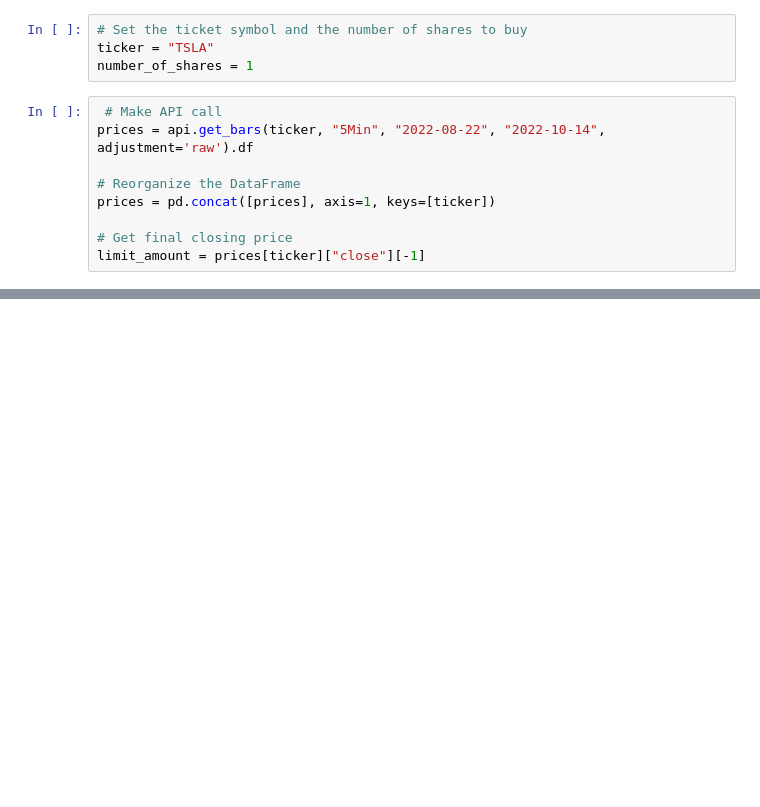
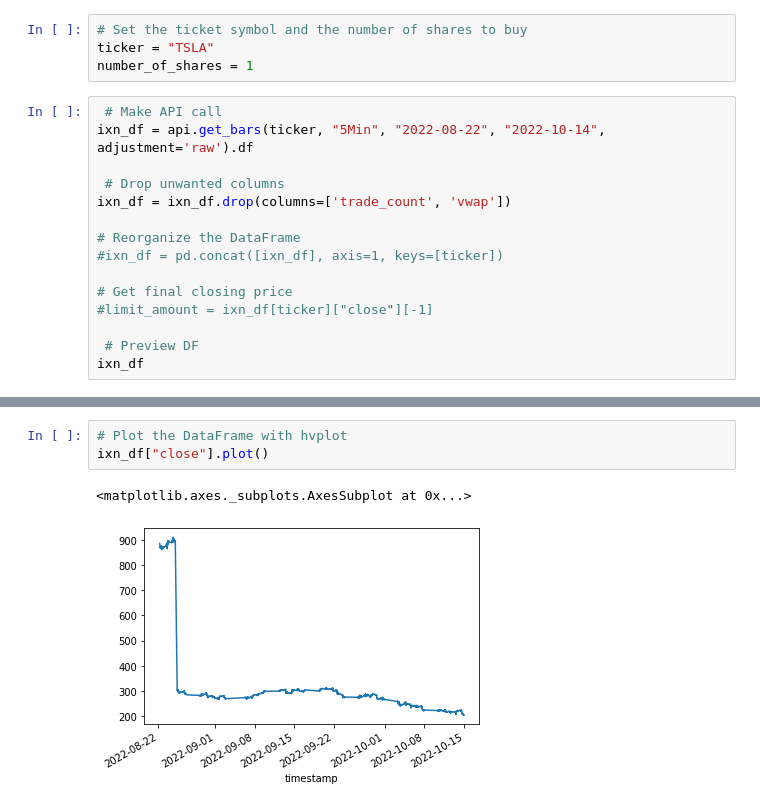
Before and after one commit to TimL2/Group_Project_2_ML_Bot, a Jupyter notebook: ML_Trading_Bot.ipynb, the cells around one changed output, grey strips where cells are left out. Saved outputs shown, nothing was run; the diff lists cells and outputs as text; blank space fills up the shorter version.

```diff
--- a/ML_Trading_Bot.ipynb
+++ b/ML_Trading_Bot.ipynb
@@ -56,10 +58,16 @@ ticker = "TSLA"
 number_of_shares = 1
 # %%
  # Make API call
-prices = api.get_bars(ticker, "5Min", "2022-08-22", "2022-10-14", adjustment='raw').df
+ixn_df = api.get_bars(ticker, "5Min", "2022-08-22", "2022-10-14", adjustment='raw').df
+
+ # Drop unwanted columns
+ixn_df = ixn_df.drop(columns=['trade_count', 'vwap'])
 
 # Reorganize the DataFrame
-prices = pd.concat([prices], axis=1, keys=[ticker])
+#ixn_df = pd.concat([ixn_df], axis=1, keys=[ticker])
 
 # Get final closing price
-limit_amount = prices[ticker]["close"][-1]
+#limit_amount = ixn_df[ticker]["close"][-1]
+
+ # Preview DF
+ixn_df
@@ -118,0 +104,6 @@ prices.head()
+# %%
+# Plot the DataFrame with hvplot
+ixn_df["close"].plot()
+# %% [output]
+<matplotlib.axes._subplots.AxesSubplot at 0x...>
+[figure, added]
```
Also changed, not shown: parts of 19 cells of this notebook.
